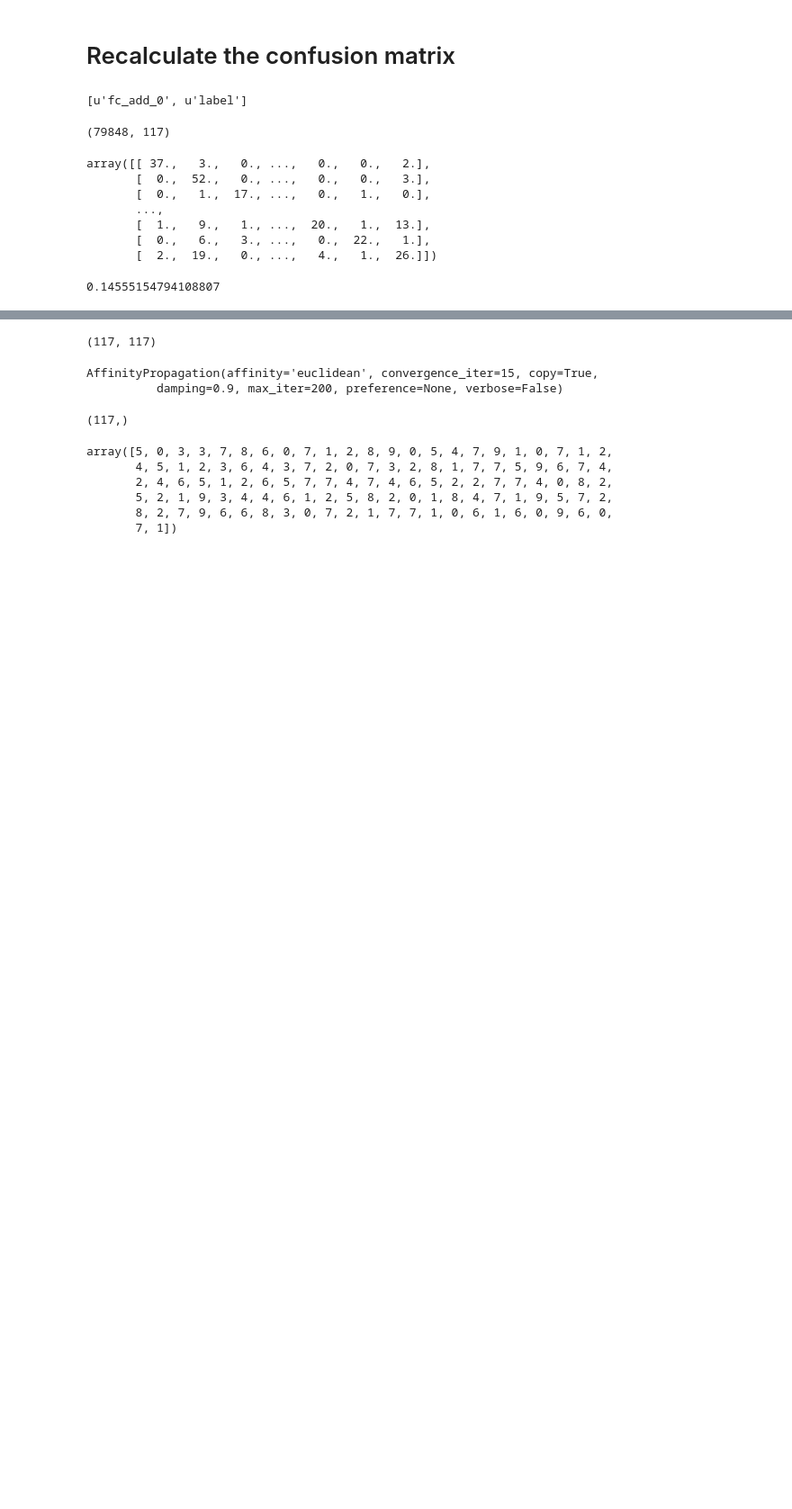
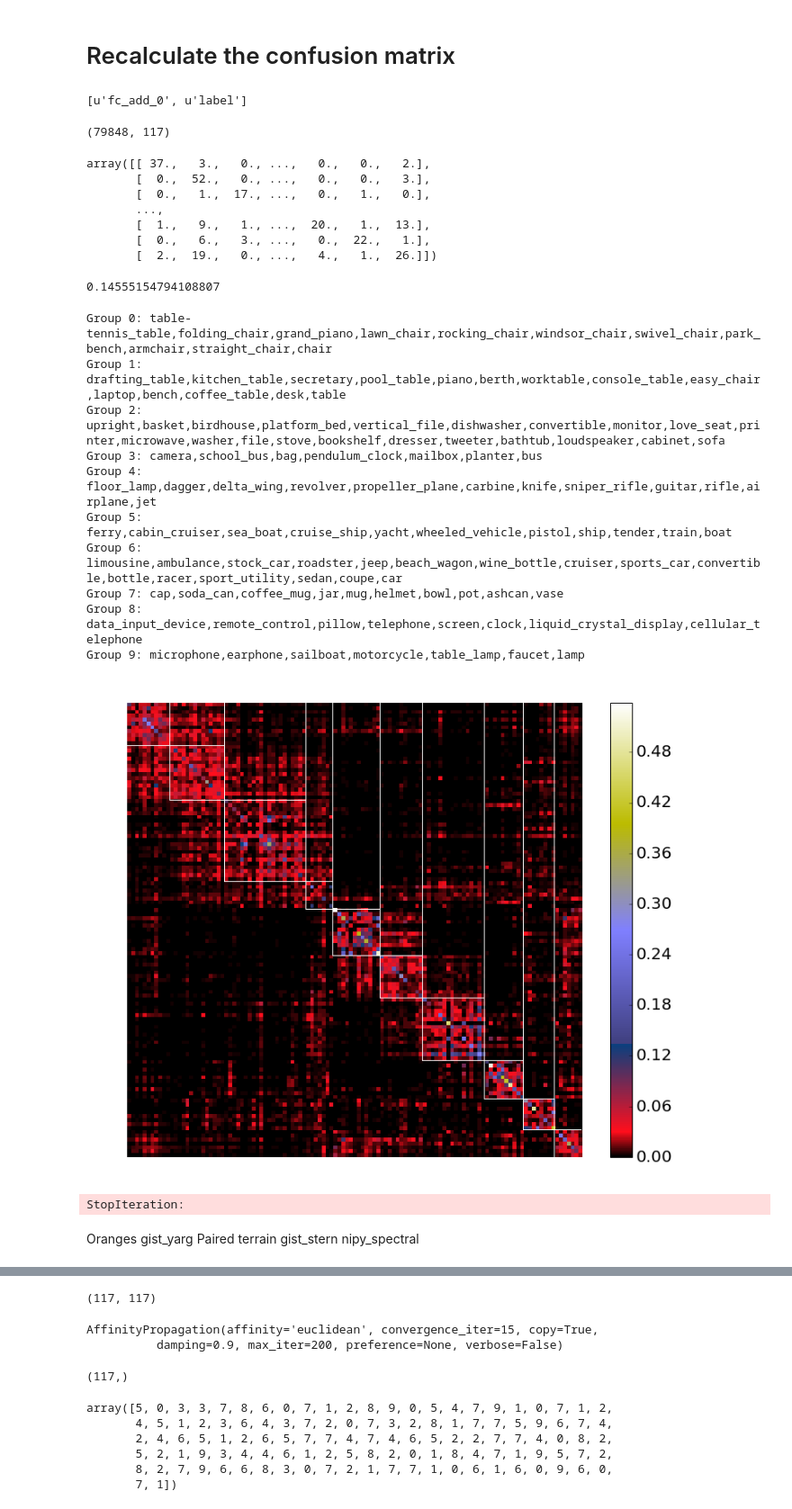
Before and after one commit to neuroailab/barrel, a Jupyter notebook: ipython_note_anlys/Response_analysis.ipynb, the cells around one changed output, grey strips where cells are left out. Shown at 90% size. Cells and saved outputs as stored; diff of their text form; code cells hidden in the pictures; blank space fills up the shorter version.

```diff
--- a/ipython_note_anlys/Response_analysis.ipynb
+++ b/ipython_note_anlys/Response_analysis.ipynb
@@ -501,0 +586,22 @@ np.sum(argmax_fcadd==data_label)*1.0/len(data_label)
+# %%
+#Oranges
+#gist_yarg
+#Paired
+#terrain
+#gist_stern
+#nipy_spectral
+#RdGy
+
+show_conmat_grouped(top1_conmat, cmap = 'gist_stern', fig_size=(0.775/0.62*10,10))
+# %% [output]
+Group 0: table-tennis_table,folding_chair,grand_piano,lawn_chair,rocking_chair,windsor_chair,swivel_chair,park_bench,armchair,straight_chair,chair
+Group 1: drafting_table,kitchen_table,secretary,pool_table,piano,berth,worktable,console_table,easy_chair,laptop,bench,coffee_table,desk,table
+Group 2: upright,basket,birdhouse,platform_bed,vertical_file,dishwasher,convertible,monitor,love_seat,printer,microwave,washer,file,stove,bookshelf,dresser,tweeter,bathtub,loudspeaker,cabinet,sofa
+Group 3: camera,school_bus,bag,pendulum_clock,mailbox,planter,bus
+Group 4: floor_lamp,dagger,delta_wing,revolver,propeller_plane,carbine,knife,sniper_rifle,guitar,rifle,airplane,jet
+Group 5: ferry,cabin_cruiser,sea_boat,cruise_ship,yacht,wheeled_vehicle,pistol,ship,tender,train,boat
+Group 6: limousine,ambulance,stock_car,roadster,jeep,beach_wagon,wine_bottle,cruiser,sports_car,convertible,bottle,racer,sport_utility,sedan,coupe,car
+Group 7: cap,soda_can,coffee_mug,jar,mug,helmet,bowl,pot,ashcan,vase
+Group 8: data_input_device,remote_control,pillow,telephone,screen,clock,liquid_crystal_display,cellular_telephone
+Group 9: microphone,earphone,sailboat,motorcycle,table_lamp,faucet,lamp
+[figure, added]
@@ -501,0 +625,13 @@ np.sum(argmax_fcadd==data_label)*1.0/len(data_label)
+# %%
+now_cmap = next(iter_list)
+print(now_cmap)
+show_conmat_grouped(top1_conmat, cmap = now_cmap)
+# %% [output]
+StopIteration:
+# %% [markdown]
+Oranges
+gist_yarg
+Paired
+terrain
+gist_stern
+nipy_spectral
```
Also changed, not shown: parts of 23 cells of this notebook, 1 other file.
